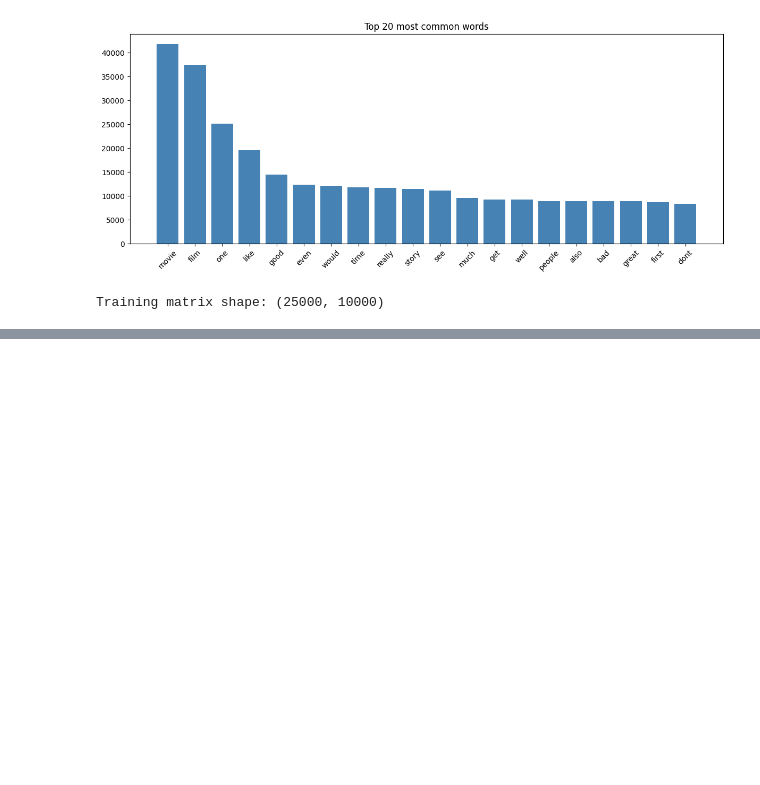
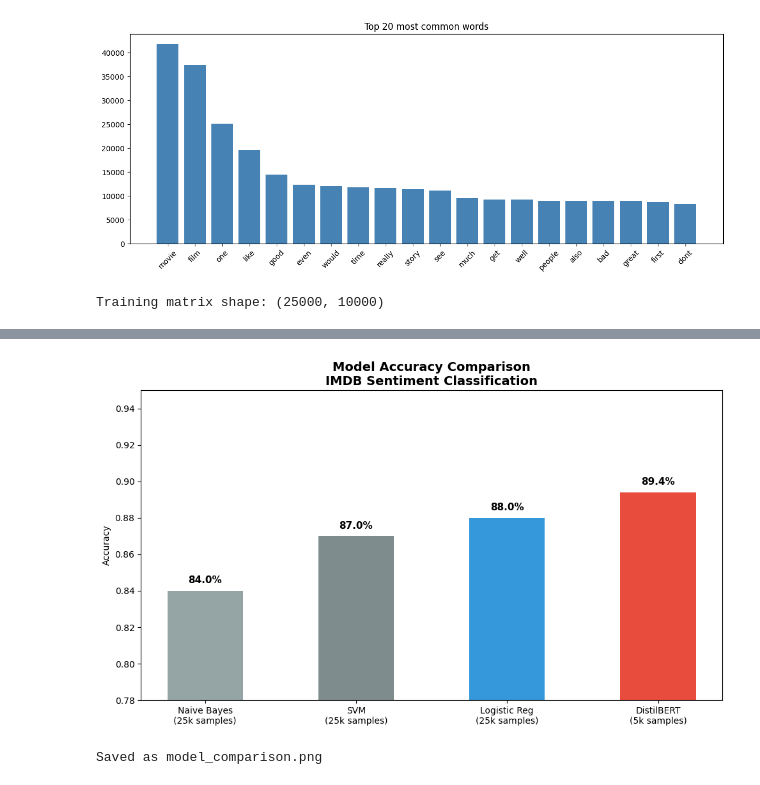
Before and after one commit to Rushadroomi/sentiment-classifier, a Jupyter notebook: sentiment_classifier.ipynb, the cells around one changed output, grey strips where cells are left out. Drawn from its saved outputs; the diff is of its cells as text; code cells hidden in the pictures; blank space fills up the shorter version.

```diff
--- a/sentiment_classifier.ipynb
+++ b/sentiment_classifier.ipynb
@@ -167 +310,27 @@ Sentiment: Negative 😞 (confidence: 99.74%)
+# %%
+import matplotlib.pyplot as plt
+import numpy as np
+
+models = ['Naive Bayes\n(25k samples)', 'SVM\n(25k samples)',
+          'Logistic Reg\n(25k samples)', 'DistilBERT\n(5k samples)']
+scores = [0.84, 0.87, 0.88, 0.894]
+colors = ['#95a5a6', '#7f8c8d', '#3498db', '#e74c3c']
+
+plt.figure(figsize=(10, 6))
+bars = plt.bar(models, scores, color=colors, width=0.5)
+plt.ylim(0.78, 0.95)
+plt.title('Model Accuracy Comparison\nIMDB Sentiment Classification', fontsize=14, fontweight='bold')
+plt.ylabel('Accuracy')
+
+for bar, score in zip(bars, scores):
+    plt.text(bar.get_x() + bar.get_width()/2, bar.get_height() + 0.003,
+             f'{score:.1%}', ha='center', va='bottom', fontweight='bold', fontsize=11)
+
+plt.tight_layout()
+plt.savefig('model_comparison.png', dpi=150, bbox_inches='tight')
+plt.show()
+print("Saved as model_comparison.png")
+# %% [output]
+[figure, added]
+Saved as model_comparison.png
 # %%
```
Also changed, not shown: parts of 18 cells of this notebook.
